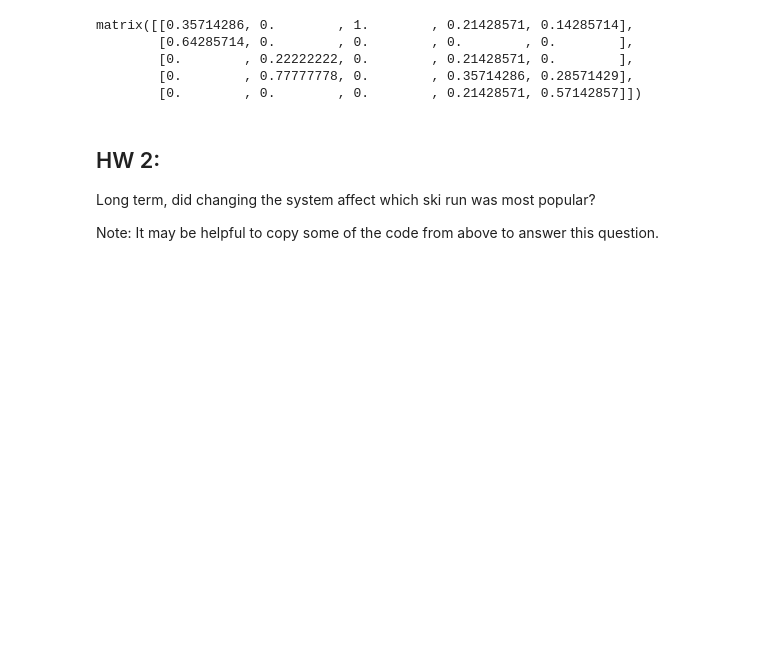
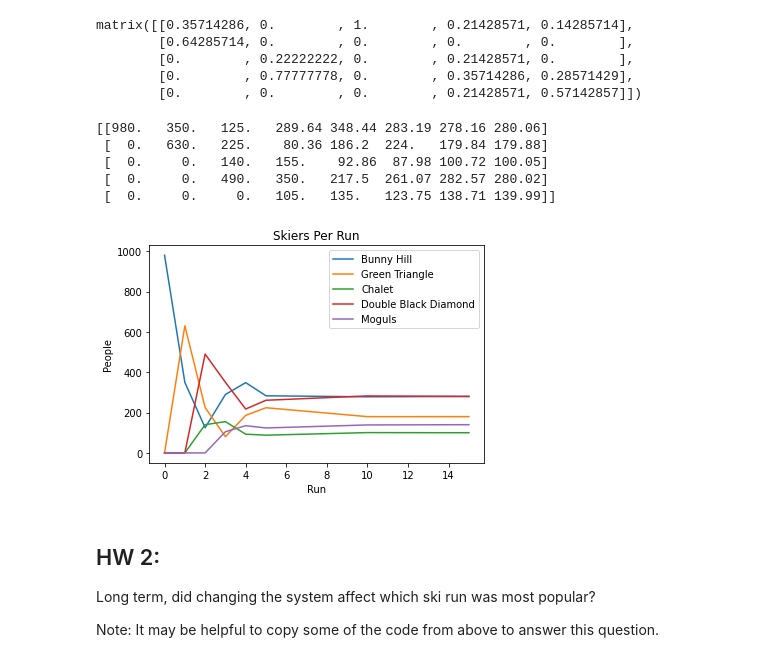
Before and after one commit to jacobwolter2000/Math242, a Jupyter notebook: Copy_of_The_Ski_Hill_Transition_Matrices_and_Markov_Chains.ipynb, the cells around one changed output. Saved outputs shown, nothing was run; the diff lists cells and outputs as text; code cells hidden in the pictures; blank space fills up the shorter version.

```diff
--- a/Copy_of_The_Ski_Hill_Transition_Matrices_and_Markov_Chains.ipynb
+++ b/Copy_of_The_Ski_Hill_Transition_Matrices_and_Markov_Chains.ipynb
@@ -169,3 +167,32 @@ x0=
+# %%
+x0= np.matrix([[980], [0], [0], [0], [0]])
+# %%
+X = np.c_[x0, M*x0, M**2 * x0, M**3 * x0, M**4 * x0, M**5 * x0, M**10 * x0, M**15 * x0]
+print(X.round(2))
+# %% [output]
+[[980.   350.   125.   289.64 348.44 283.19 278.16 280.06]
+ [  0.   630.   225.    80.36 186.2  224.   179.84 179.88]
+ [  0.     0.   140.   155.    92.86  87.98 100.72 100.05]
+ [  0.     0.   490.   350.   217.5  261.07 282.57 280.02]
+ [  0.     0.     0.   105.   135.   123.75 138.71 139.99]]
+# %%
+import matplotlib.pyplot as plt
+
+x  = [0, 1, 2, 3, 4, 5, 10, 15]
+plt.plot(x, np.array(X[0])[0], label="Bunny Hill")
+plt.plot(x, np.array(X[1])[0], label="Green Triangle")
+plt.plot(x, np.array(X[2])[0], label="Chalet")
+plt.plot(x, np.array(X[3])[0], label="Double Black Diamond")
+plt.plot(x, np.array(X[4])[0], label="Moguls")
+plt.plot()
+
+plt.xlabel("Run")  # Update this label
+plt.ylabel("People")  # Update this label
+plt.title("Skiers Per Run")  # Update the title
+plt.legend()
+plt.show()
+# %% [output]
+[figure, added]
 # %% [markdown]
 ## HW 2:
 
```
Also changed, not shown: parts of 5 cells of this notebook.
